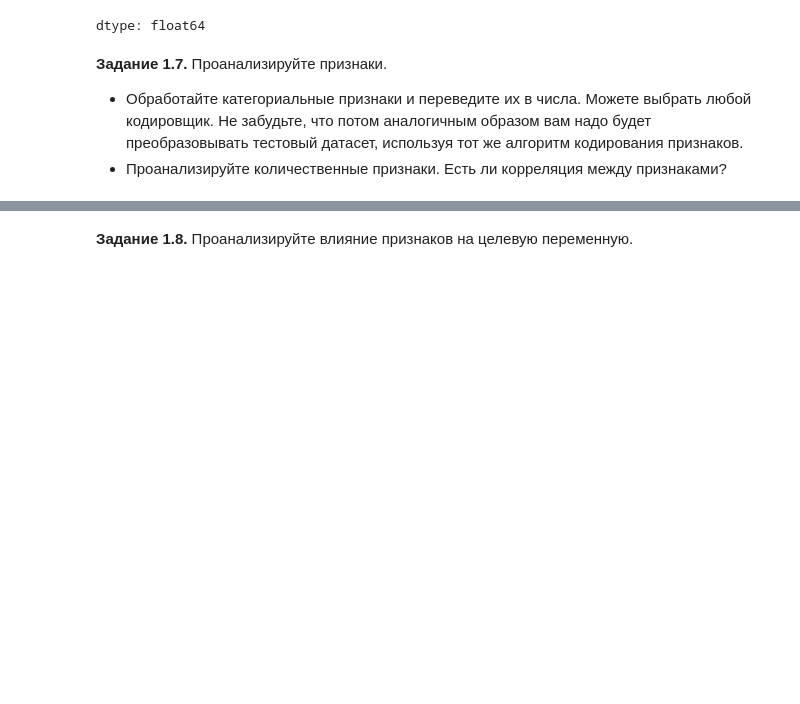
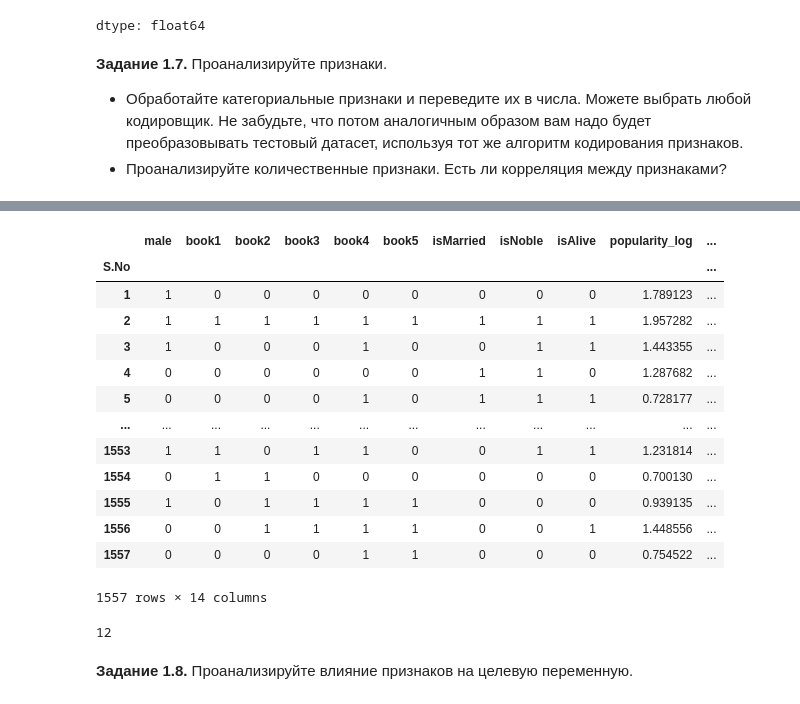
Before and after one commit to skytecat/DLS, a Jupyter notebook: hw_1_game_of_thrones.ipynb, the cells around one changed output, grey strips where cells are left out. Saved outputs shown, nothing was run; the diff lists cells and outputs as text; code cells hidden in the pictures; blank space fills up the shorter version.

```diff
--- a/hw_1_game_of_thrones.ipynb
+++ b/hw_1_game_of_thrones.ipynb
@@ -471,0 +497,27 @@ dtype: float64
+# %%
+data_new = data.drop(['dateOfBirth', 'isAliveMother', 'isAliveFather', 'isAliveHeir', 'isAliveSpouse', 'age', 'numDeadRelations', 'popularity'], axis=1)
+# %%
+data_new.drop(['name', 'title', 'culture', 'mother', 'father', 'heir', 'house', 'spouse'], axis=1, inplace=True)
+# %%
+data_new['age_value'] = data_new['age_value'].fillna(0)
+# %%
+data_new
+# %% [output]
+|  | male | book1 | book2 | book3 | book4 | book5 | isMarried | isNoble | isAlive | popularity_log | ... |
+| S.No |  |  |  |  |  |  |  |  |  |  | ... |
+| 1 | 1 | 0 | 0 | 0 | 0 | 0 | 0 | 0 | 0 | 1.789123 | ... |
+| 2 | 1 | 1 | 1 | 1 | 1 | 1 | 1 | 1 | 1 | 1.957282 | ... |
+| 3 | 1 | 0 | 0 | 0 | 1 | 0 | 0 | 1 | 1 | 1.443355 | ... |
+| 4 | 0 | 0 | 0 | 0 | 0 | 0 | 1 | 1 | 0 | 1.287682 | ... |
+| 5 | 0 | 0 | 0 | 0 | 1 | 0 | 1 | 1 | 1 | 0.728177 | ... |
+| ... | ... | ... | ... | ... | ... | ... | ... | ... | ... | ... | ... |
+| 1553 | 1 | 1 | 0 | 1 | 1 | 0 | 0 | 1 | 1 | 1.231814 | ... |
+| 1554 | 0 | 1 | 1 | 0 | 0 | 0 | 0 | 0 | 0 | 0.700130 | ... |
+| 1555 | 1 | 0 | 1 | 1 | 1 | 1 | 0 | 0 | 0 | 0.939135 | ... |
+| 1556 | 0 | 0 | 1 | 1 | 1 | 1 | 0 | 0 | 1 | 1.448556 | ... |
+| 1557 | 0 | 0 | 0 | 0 | 1 | 1 | 0 | 0 | 0 | 0.754522 | ... |
+1557 rows × 14 columns
+# %%
+data_new['culture_grouped'].nunique()
+# %% [output]
+12
```
Also changed, not shown: parts of 14 cells of this notebook.
